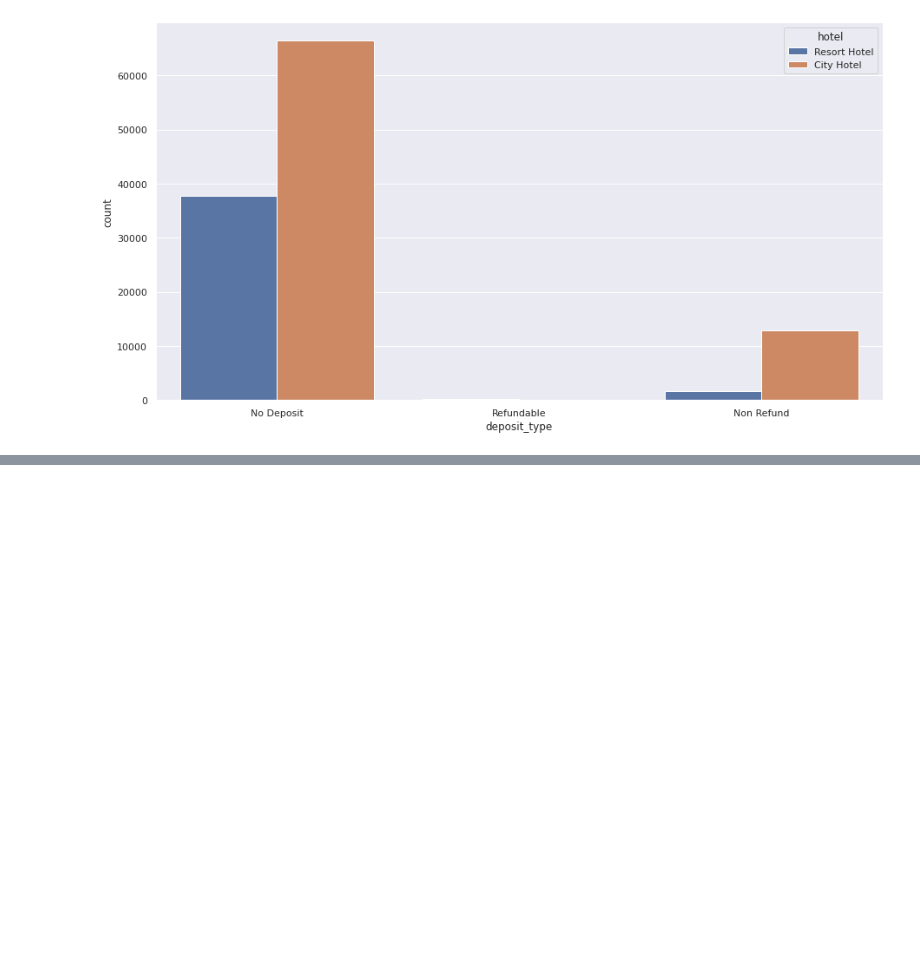
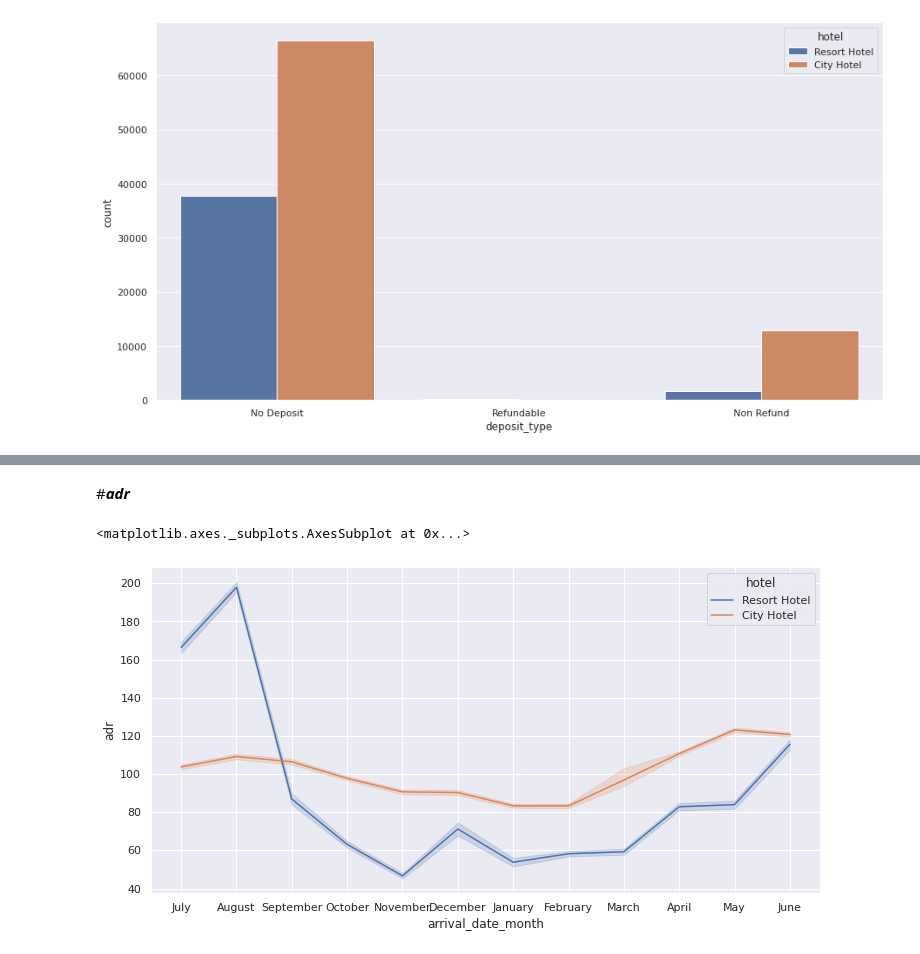
Before and after one commit to SuvirKapse/Hotel-Booking-Analysis, a Jupyter notebook: Suvir_kapse_Hotel_Booking_Analysis_Capstone_Project.ipynb, the cells around one changed output, grey strips where cells are left out. Cells and saved outputs as stored; diff of their text form; code cells hidden in the pictures; blank space fills up the shorter version.

```diff
--- a/Suvir_kapse_Hotel_Booking_Analysis_Capstone_Project.ipynb
+++ b/Suvir_kapse_Hotel_Booking_Analysis_Capstone_Project.ipynb
@@ -280,0 +348,8 @@ plt.show()
+# %% [markdown]
+#***adr***
+# %%
+plt.figure(figsize=(12,6))
+sns.lineplot(x='arrival_date_month', y='adr', hue='hotel', data=hotel_df.loc[hotel_df["is_canceled"] == 'canceled'])
+# %% [output]
+<matplotlib.axes._subplots.AxesSubplot at 0x...>
+[figure, added]
```
Also changed, not shown: parts of 9 cells of this notebook.
